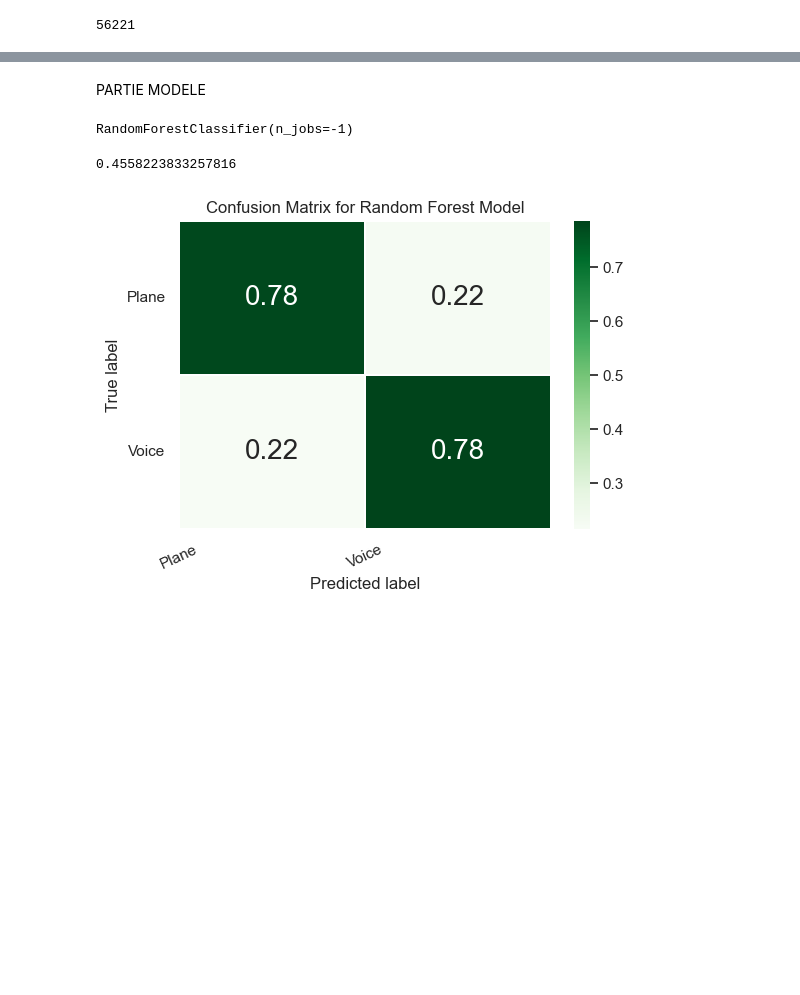
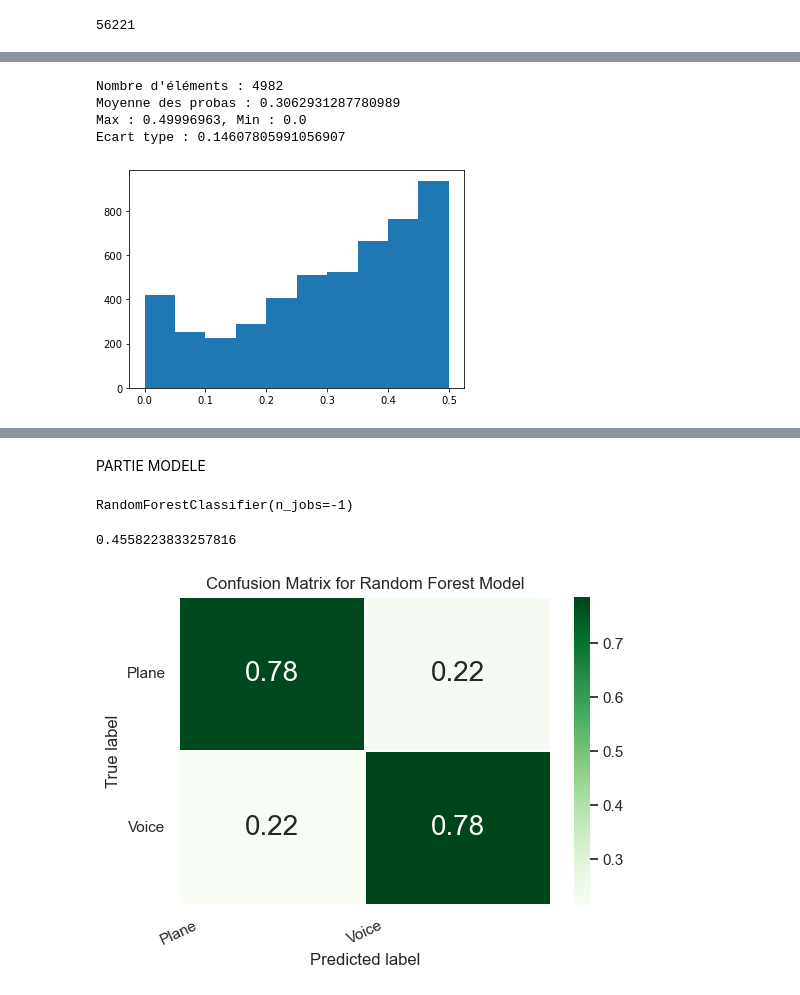
Before and after one commit to erwan-coding/projet_AIRBUS, a Jupyter notebook: rf_model.ipynb, the cells around one changed output, grey strips where cells are left out. Saved outputs shown, nothing was run; the diff lists cells and outputs as text; code cells hidden in the pictures; blank space fills up the shorter version.

```diff
--- a/rf_model.ipynb
+++ b/rf_model.ipynb
@@ -198,0 +275,8 @@ y_pred[0],y_test[0]
+# %%
+printCar(mauvaisePredV) #on prédit avion alors que c'est voix : histo des proba prédite pour voix par le modèle
+# %% [output]
+Nombre d'éléments : 4982
+Moyenne des probas : 0.3062931287780989
+Max : 0.49996963, Min : 0.0
+Ecart type : 0.14607805991056907
+[figure, added]
```
Also changed, not shown: parts of 16 cells of this notebook.
